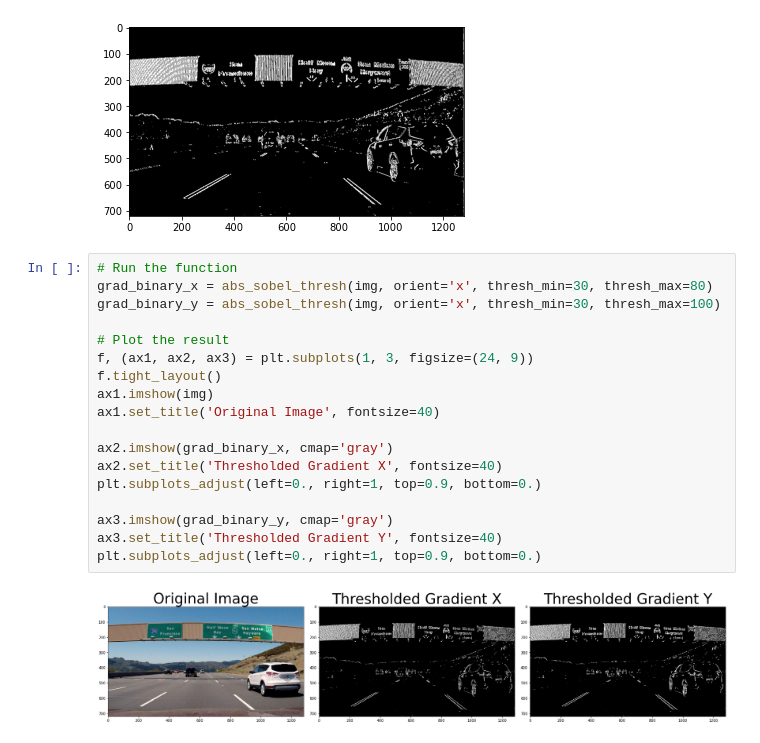
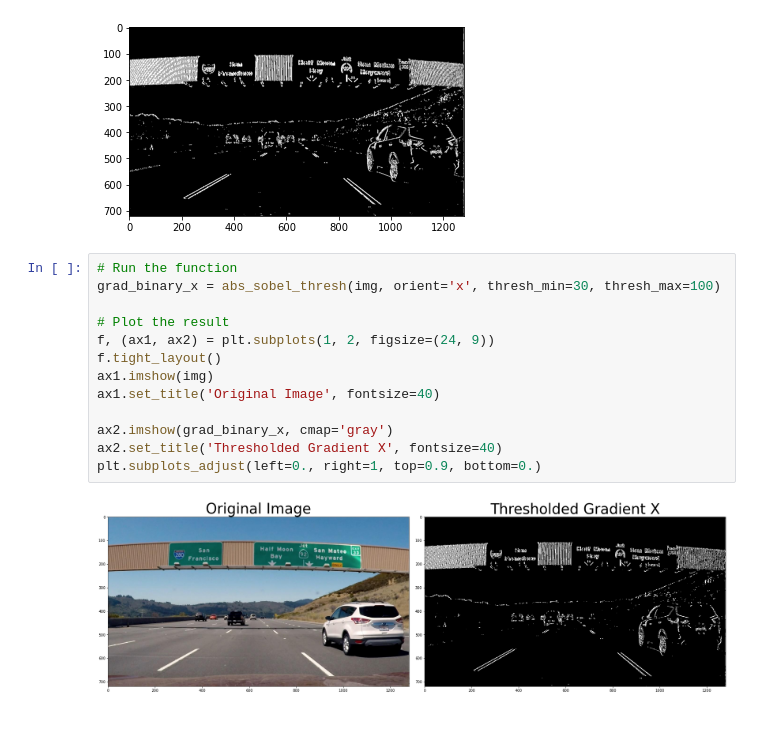
Before and after one commit to adamKuzanski/MasterThesisDrivingSystem, a Jupyter notebook: Part_01/02_Module_ComputerVision/8_GradientsAndColorSpaces/Sobel_Operation.ipynb, the cells around one changed output. Cells and saved outputs as stored; diff of their text form.

```diff
--- a/Part_01/02_Module_ComputerVision/8_GradientsAndColorSpaces/Sobel_Operation.ipynb
+++ b/Part_01/02_Module_ComputerVision/8_GradientsAndColorSpaces/Sobel_Operation.ipynb
@@ -43,21 +43,16 @@ plt.imshow(value, cmap='gray')
 [figure]
 # %%
 # Run the function
-grad_binary_x = abs_sobel_thresh(img, orient='x', thresh_min=30, thresh_max=80)
-grad_binary_y = abs_sobel_thresh(img, orient='x', thresh_min=30, thresh_max=100)
+grad_binary_x = abs_sobel_thresh(img, orient='x', thresh_min=30, thresh_max=100)
 
 # Plot the result
-f, (ax1, ax2, ax3) = plt.subplots(1, 3, figsize=(24, 9))
+f, (ax1, ax2) = plt.subplots(1, 2, figsize=(24, 9))
 f.tight_layout()
 ax1.imshow(img)
 ax1.set_title('Original Image', fontsize=40)
 
 ax2.imshow(grad_binary_x, cmap='gray')
 ax2.set_title('Thresholded Gradient X', fontsize=40)
 plt.subplots_adjust(left=0., right=1, top=0.9, bottom=0.)
-
-ax3.imshow(grad_binary_y, cmap='gray')
-ax3.set_title('Thresholded Gradient Y', fontsize=40)
-plt.subplots_adjust(left=0., right=1, top=0.9, bottom=0.)
 # %% [output]
-[figure, old version]
+[figure, new version]
```
Also changed, not shown: 1 other file.
